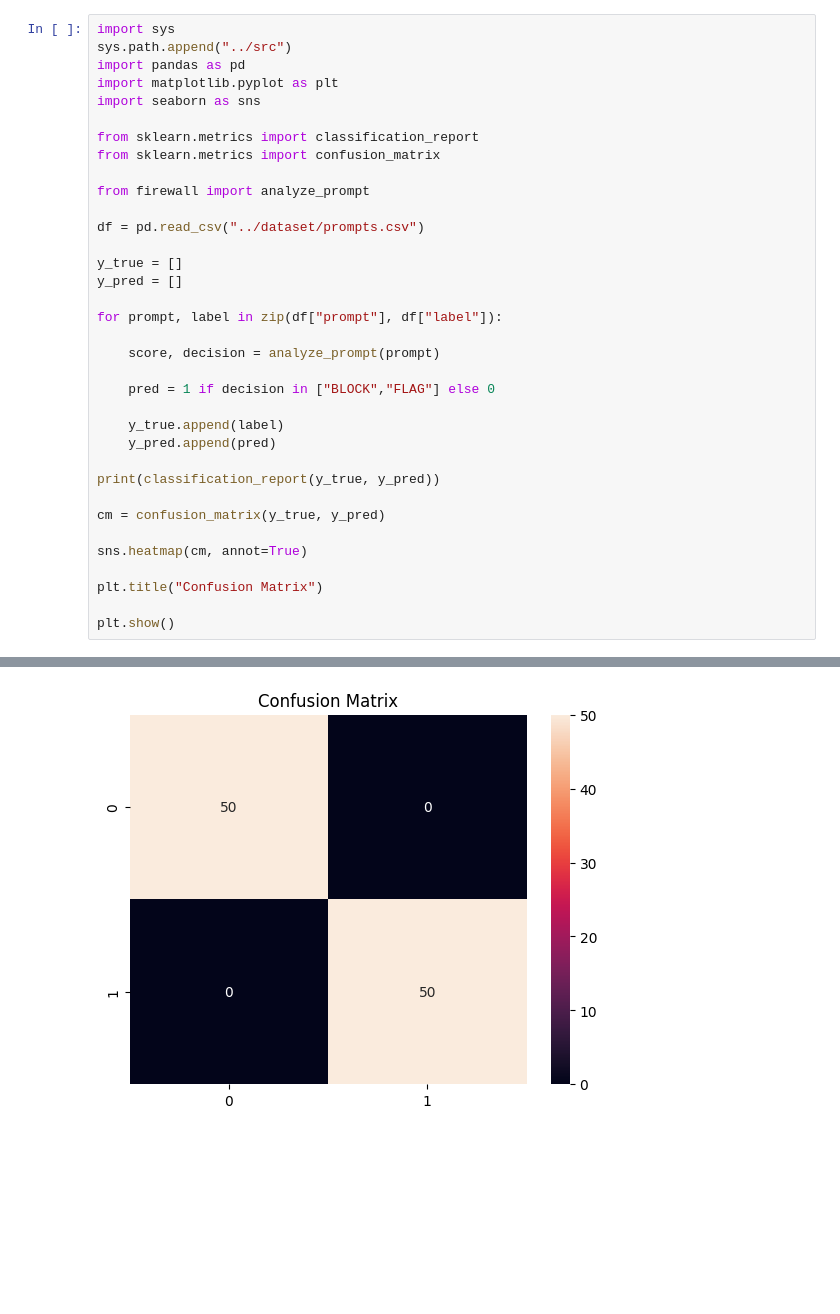
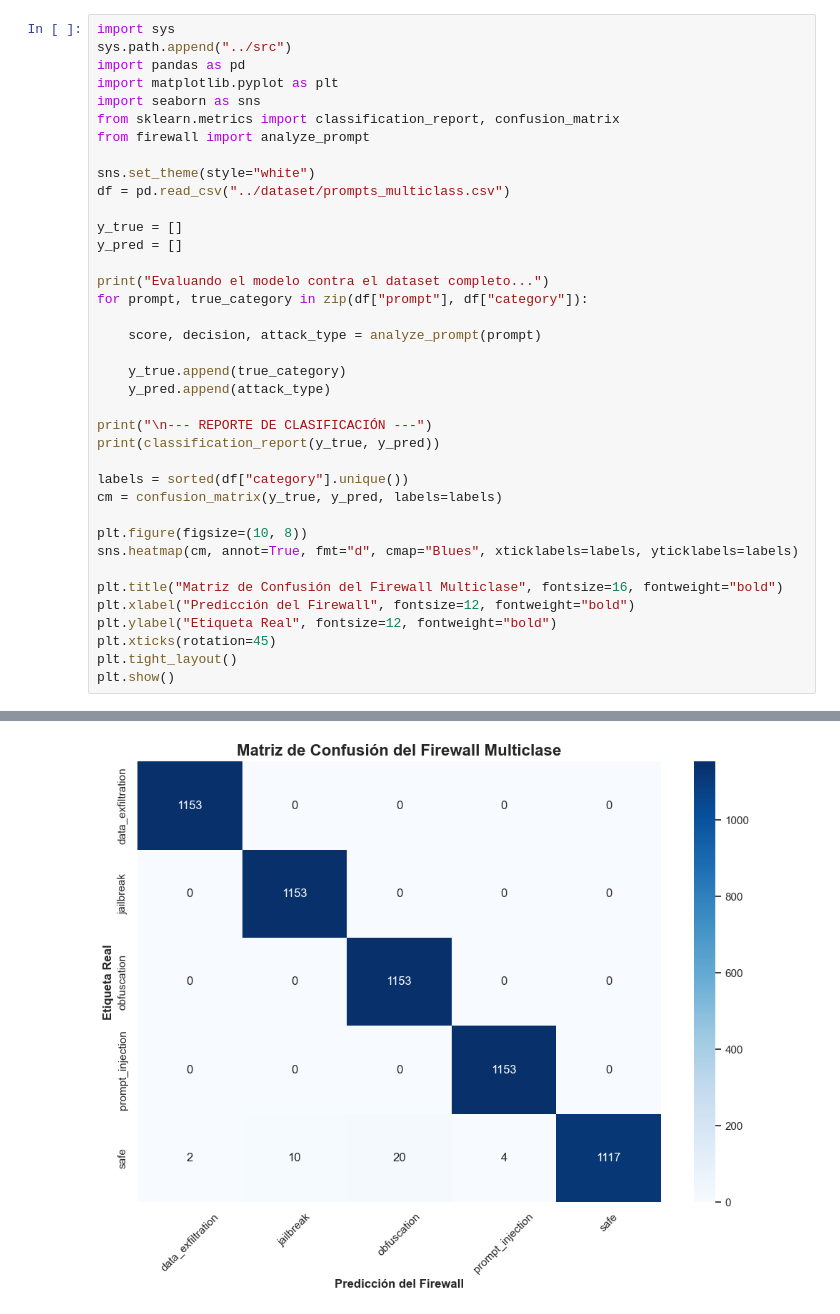
Before and after one commit to Milialvarez/prompt-injection-detector, a Jupyter notebook: notebooks/03_model_evaluation.ipynb, the cells around one changed output, grey strips where cells are left out. Drawn from its saved outputs; the diff is of its cells as text; blank space fills up the shorter version.

```diff
--- a/notebooks/03_model_evaluation.ipynb
+++ b/notebooks/03_model_evaluation.ipynb
@@ -4,33 +4,36 @@ sys.path.append("../src")
 import pandas as pd
 import matplotlib.pyplot as plt
 import seaborn as sns
-
-from sklearn.metrics import classification_report
-from sklearn.metrics import confusion_matrix
-
+from sklearn.metrics import classification_report, confusion_matrix
 from firewall import analyze_prompt
 
-df = pd.read_csv("../dataset/prompts.csv")
+sns.set_theme(style="white")
+df = pd.read_csv("../dataset/prompts_multiclass.csv")
 
 y_true = []
 y_pred = []
 
-for prompt, label in zip(df["prompt"], df["label"]):
+print("Evaluando el modelo contra el dataset completo...")
+for prompt, true_category in zip(df["prompt"], df["category"]):
 
-    score, decision = analyze_prompt(prompt)
+    score, decision, attack_type = analyze_prompt(prompt)
 
-    pred = 1 if decision in ["BLOCK","FLAG"] else 0
+    y_true.append(true_category)
+    y_pred.append(attack_type)
 
-    y_true.append(label)
-    y_pred.append(pred)
-
+print("\n--- REPORTE DE CLASIFICACIÓN ---")
 print(classification_report(y_true, y_pred))
 
-cm = confusion_matrix(y_true, y_pred)
+labels = sorted(df["category"].unique())
+cm = confusion_matrix(y_true, y_pred, labels=labels)
 
-sns.heatmap(cm, annot=True)
+plt.figure(figsize=(10, 8))
+sns.heatmap(cm, annot=True, fmt="d", cmap="Blues", xticklabels=labels, yticklabels=labels)
 
-plt.title("Confusion Matrix")
-
+plt.title("Matriz de Confusión del Firewall Multiclase", fontsize=16, fontweight="bold")
+plt.xlabel("Predicción del Firewall", fontsize=12, fontweight="bold")
+plt.ylabel("Etiqueta Real", fontsize=12, fontweight="bold")
+plt.xticks(rotation=45)
+plt.tight_layout()
 plt.show()
 # %% [output]
@@ -52 +54 @@ weighted avg       1.00      1.00      1.00       100
-[figure, old version]
+[figure, new version]
```
Also changed, not shown: parts of 1 cell of this notebook, 2 other files.
